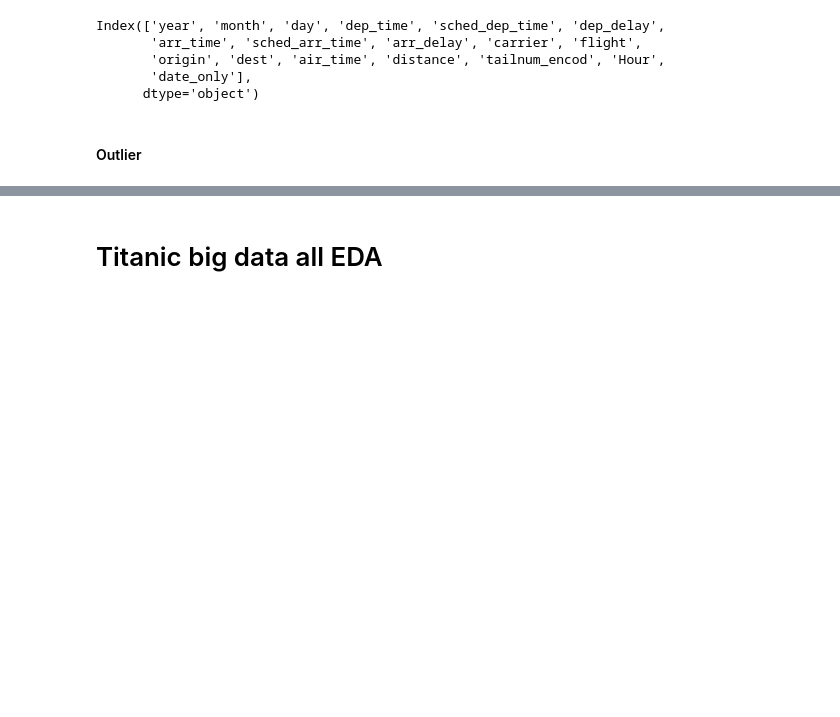
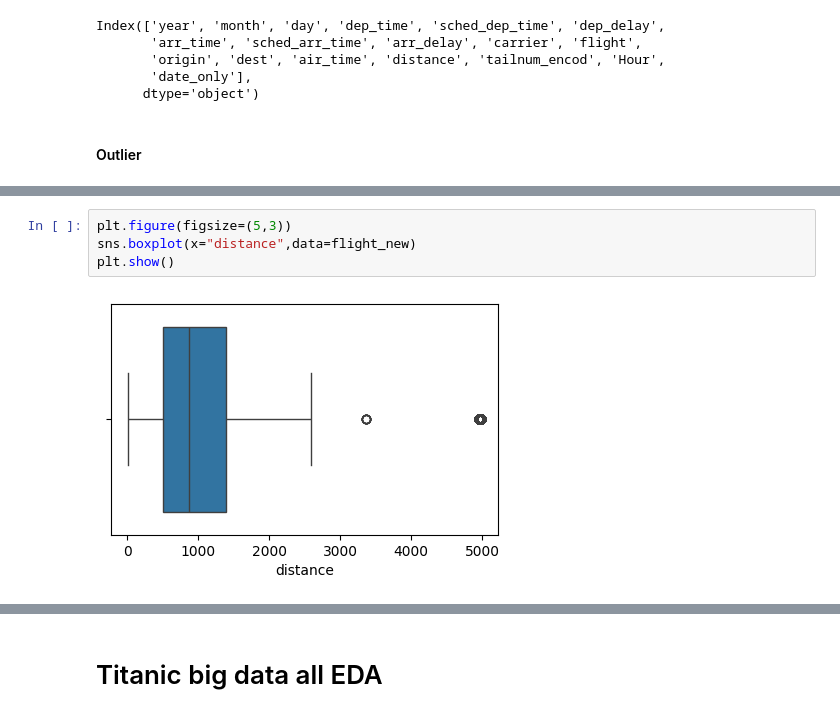
Before and after one commit to UtkarshaChoudhary/Exploratory-Data-Analysis, a Jupyter notebook: all EDA process on flight data.ipynb, the cells around one changed output, grey strips where cells are left out. Drawn from its saved outputs; the diff is of its cells as text; blank space fills up the shorter version.

```diff
--- a/all EDA process on flight data.ipynb
+++ b/all EDA process on flight data.ipynb
@@ -357,0 +379,6 @@ plt.show()
+# %%
+plt.figure(figsize=(5,3))
+sns.boxplot(x="distance",data=flight_new)
+plt.show()
+# %% [output]
+[figure, added]
```
Also changed, not shown: parts of 6 cells of this notebook.
